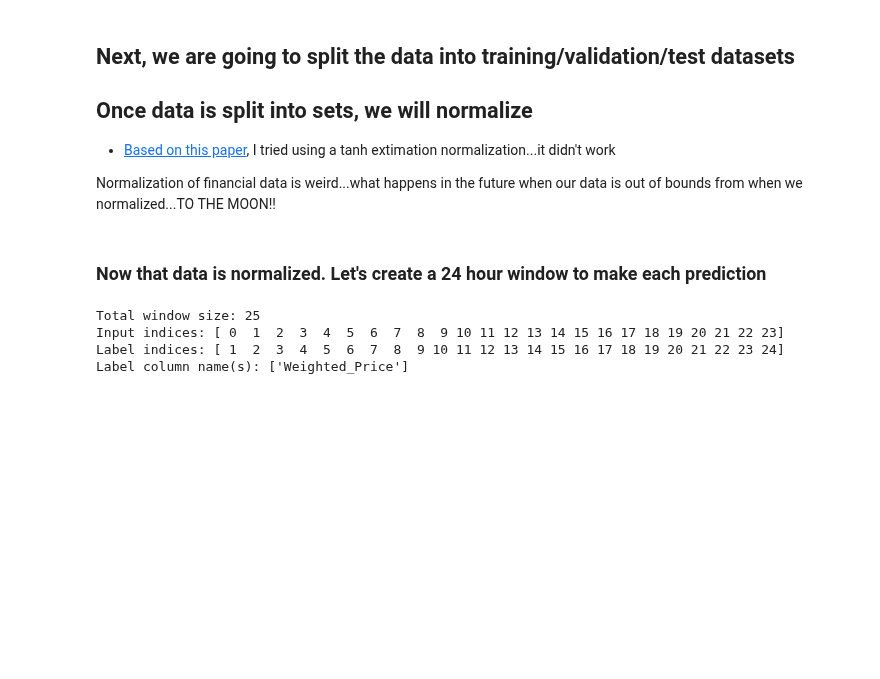
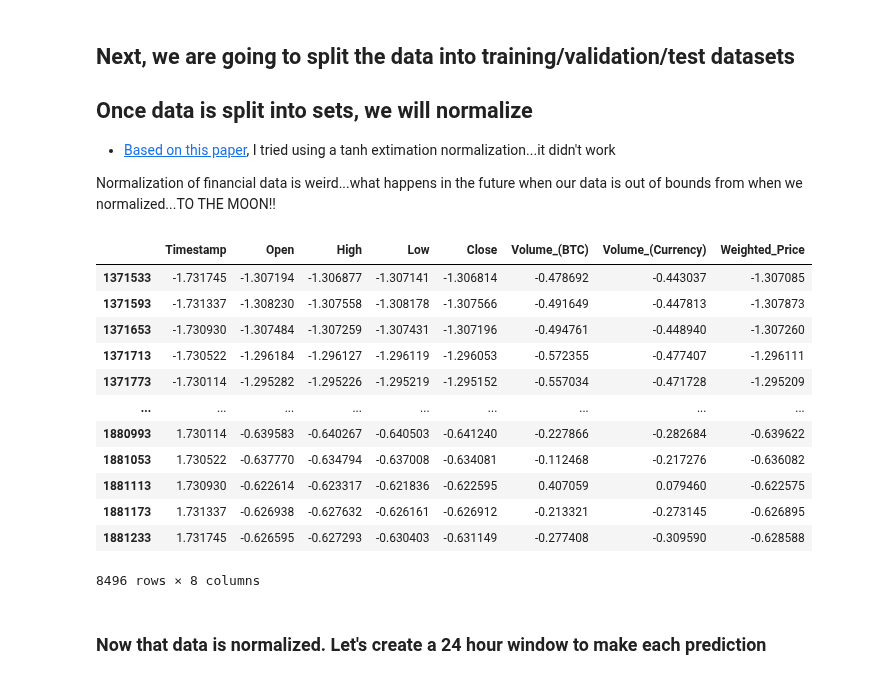
Before and after one commit to bsbanotto/holbertonschool-machine_learning, a Jupyter notebook: supervised_learning/time_series/forecast.ipynb, the cells around one changed output. Cells and saved outputs as stored; diff of their text form; code cells hidden in the pictures; blank space fills up the shorter version.

```diff
--- a/supervised_learning/time_series/forecast.ipynb
+++ b/supervised_learning/time_series/forecast.ipynb
@@ -50,17 +42,16 @@ element = datetime.strptime(date, "%Y-%m-%d")
 timestamp = datetime.timestamp(element)
 
 # Based on above, want to drop all rows up to August 20, 2017
-drop_dates_df = coinbase_df[coinbase_df_extra['Timestamp'] >= timestamp]
+coinbase_df = coinbase_df[coinbase_df['Timestamp'] >= timestamp]
 
 # Perform Linear inrerpolation to populate values for all NaNs
-remove_nan_df = drop_dates_df.interpolate()
+coinbase_df = coinbase_df.interpolate()
 
-remove_nan_df.plot(x='Timestamp', y=['Weighted_Price'], kind='line')
+coinbase_df.plot(x='Timestamp', y=['Weighted_Price'], kind='line')
 # %% [output]
 <AxesSubplot: xlabel='Timestamp'>
 [figure]
 # %%
 # Save df to use throughout rest of project
 # All NaN's are now removed and data is in good timeframe
-df = remove_nan_df
-df
+df = coinbase_df[::60]
@@ -127,22 +85,38 @@ num_features = df.shape[1]
 # %%
 # Normalize the data
 # Normaliziation formula from paper Zach sent
 # norm = .5(tanh((0.01(data - mean))/sigma)+1)
 
 # train_mean = train_df.mean(axis=0)
 # train_sigma = train_df.std(axis=0)
 
 # train_df = .5 * np.tanh((0.01 * (train_df - train_mean)) / train_sigma) + 1
 # val_df = .5 * np.tanh((0.01 * (val_df - train_mean)) / train_sigma) + 1
 # test_df = .5 * np.tanh((0.01 * (test_df - train_mean)) / train_sigma) + 1
 
 # tanh estimation normalization didn't work, so here's typical normalization
 train_mean = train_df.mean()
 train_std = train_df.std()
 
 train_df = (train_df - train_mean) / train_std
 val_df = (val_df - train_mean) / train_std
 test_df = (test_df - train_mean) / train_std
+
+train_df
+# %% [output]
+|  | Timestamp | Open | High | Low | Close | Volume_(BTC) | Volume_(Currency) | Weighted_Price |
+| 1371533 | -1.731745 | -1.307194 | -1.306877 | -1.307141 | -1.306814 | -0.478692 | -0.443037 | -1.307085 |
+| 1371593 | -1.731337 | -1.308230 | -1.307558 | -1.308178 | -1.307566 | -0.491649 | -0.447813 | -1.307873 |
+| 1371653 | -1.730930 | -1.307484 | -1.307259 | -1.307431 | -1.307196 | -0.494761 | -0.448940 | -1.307260 |
+| 1371713 | -1.730522 | -1.296184 | -1.296127 | -1.296119 | -1.296053 | -0.572355 | -0.477407 | -1.296111 |
+| 1371773 | -1.730114 | -1.295282 | -1.295226 | -1.295219 | -1.295152 | -0.557034 | -0.471728 | -1.295209 |
+| ... | ... | ... | ... | ... | ... | ... | ... | ... |
+| 1880993 | 1.730114 | -0.639583 | -0.640267 | -0.640503 | -0.641240 | -0.227866 | -0.282684 | -0.639622 |
+| 1881053 | 1.730522 | -0.637770 | -0.634794 | -0.637008 | -0.634081 | -0.112468 | -0.217276 | -0.636082 |
+| 1881113 | 1.730930 | -0.622614 | -0.623317 | -0.621836 | -0.622595 | 0.407059 | 0.079460 | -0.622575 |
+| 1881173 | 1.731337 | -0.626938 | -0.627632 | -0.626161 | -0.626912 | -0.213321 | -0.273145 | -0.626895 |
+| 1881233 | 1.731745 | -0.626595 | -0.627293 | -0.630403 | -0.631149 | -0.277408 | -0.309590 | -0.628588 |
+8496 rows × 8 columns
 # %% [markdown]
 ### Now that data is normalized. Let's create a 24 hour window to make each prediction
 # %%
@@ -186,12 +153,3 @@ class WindowGenerator():
-# %%
-w2 = WindowGenerator(input_width=24, label_width=24, shift=1,
-                     label_columns=['Weighted_Price'])
-w2
-# %% [output]
-Total window size: 25
-Input indices: [ 0  1  2  3  4  5  6  7  8  9 10 11 12 13 14 15 16 17 18 19 20 21 22 23]
-Label indices: [ 1  2  3  4  5  6  7  8  9 10 11 12 13 14 15 16 17 18 19 20 21 22 23 24]
-Label column name(s): ['Weighted_Price']
 # %%
 def split_window(self, features):
   inputs = features[:, self.input_slice, :]
```
Also changed, not shown: parts of 11 cells of this notebook.
